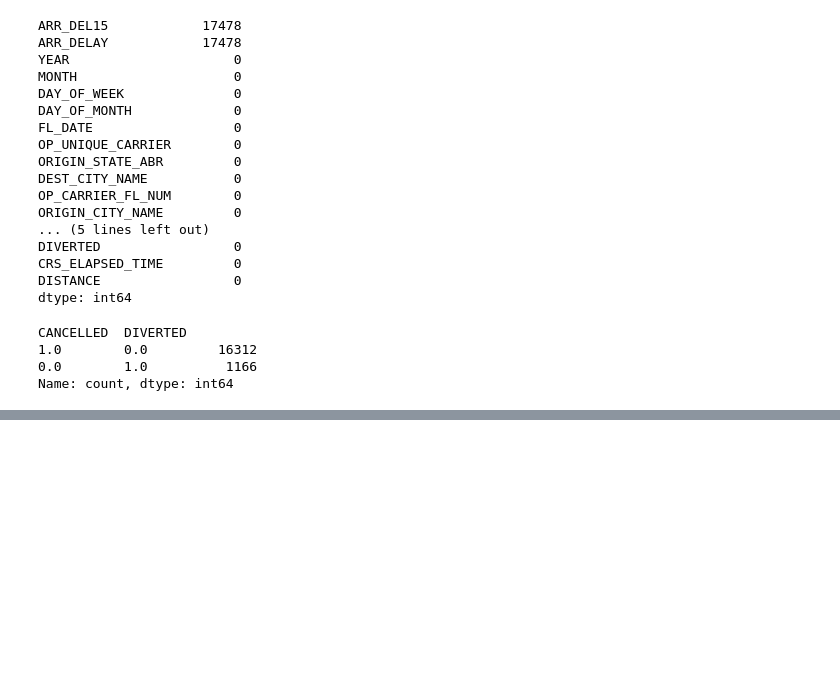
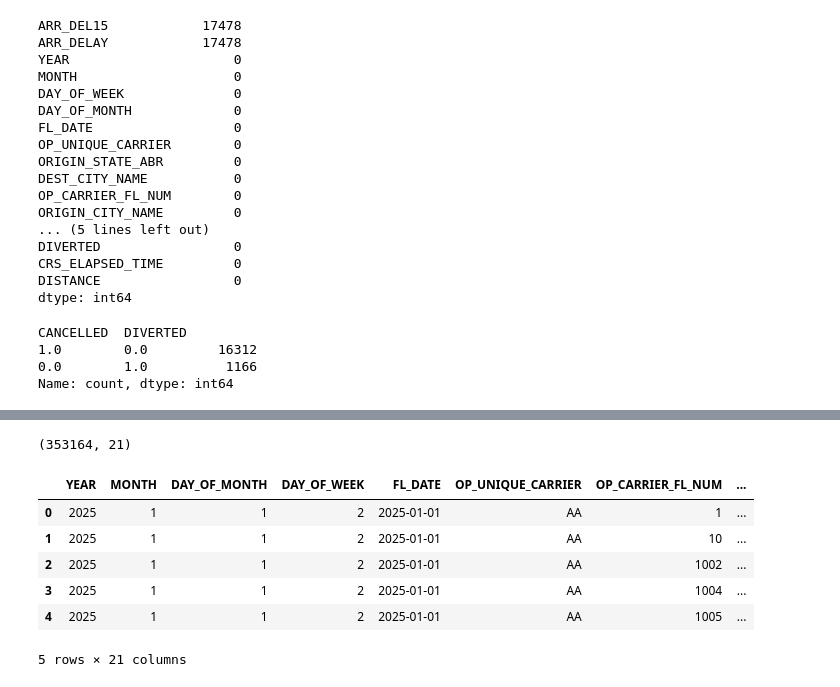
Before and after one commit to sahilsaeidkhan/AI-Projects, a Jupyter notebook: Machine_Learning_Projects/ML_Flight_Delay_Predictor/data_audit.ipynb, the cells around one changed output, grey strips where cells are left out. Saved outputs shown, nothing was run; the diff lists cells and outputs as text; code cells hidden in the pictures; blank space fills up the shorter version.

```diff
--- a/Machine_Learning_Projects/ML_Flight_Delay_Predictor/data_audit.ipynb
+++ b/Machine_Learning_Projects/ML_Flight_Delay_Predictor/data_audit.ipynb
@@ -74,0 +229,4 @@ Name: count, dtype: int64
+# %%
+df_clean["FL_DATE"] = pd.to_datetime(df_clean["FL_DATE"])
+
+df_clean["FL_DATE"].min(), df_clean["FL_DATE"].max()
@@ -74,0 +279,11 @@ Name: count, dtype: int64
+# %%
+train_df = df_clean[df_clean["FL_DATE"] <= "2025-01-21"].copy()
+
+val_df = df_clean[
+    (df_clean["FL_DATE"] >= "2025-01-22") &
+    (df_clean["FL_DATE"] <= "2025-01-26")
+].copy()
+
+test_df = df_clean[df_clean["FL_DATE"] >= "2025-01-27"].copy()
+
+train_df.shape, val_df.shape, test_df.shape
@@ -74,0 +319,29 @@ Name: count, dtype: int64
+# %%
+def add_date_features(data):
+    data = data.copy()
+
+    data["DAY_OF_MONTH"] = data["FL_DATE"].dt.day
+    data["DAY_OF_WEEK"] = data["FL_DATE"].dt.dayofweek
+    data["WEEK_OF_MONTH"] = ((data["FL_DATE"].dt.day - 1) // 7) + 1
+
+    return data
+# %%
+train_df = add_date_features(train_df)
+val_df = add_date_features(val_df)
+test_df = add_date_features(test_df)
+# %%
+train_df.shape
+# %% [output]
+(353164, 21)
+# %%
+train_df.head(
+
+)
+# %% [output]
+|  | YEAR | MONTH | DAY_OF_MONTH | DAY_OF_WEEK | FL_DATE | OP_UNIQUE_CARRIER | OP_CARRIER_FL_NUM | ... |
+| 0 | 2025 | 1 | 1 | 2 | 2025-01-01 | AA | 1 | ... |
+| 1 | 2025 | 1 | 1 | 2 | 2025-01-01 | AA | 10 | ... |
+| 2 | 2025 | 1 | 1 | 2 | 2025-01-01 | AA | 1002 | ... |
+| 3 | 2025 | 1 | 1 | 2 | 2025-01-01 | AA | 1004 | ... |
+| 4 | 2025 | 1 | 1 | 2 | 2025-01-01 | AA | 1005 | ... |
+5 rows × 21 columns
```
Also changed, not shown: parts of 34 cells of this notebook.
